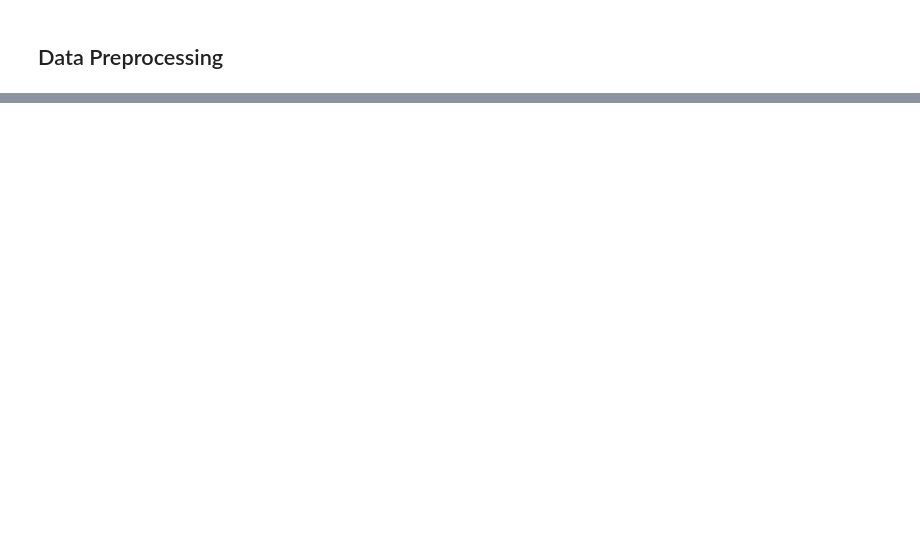
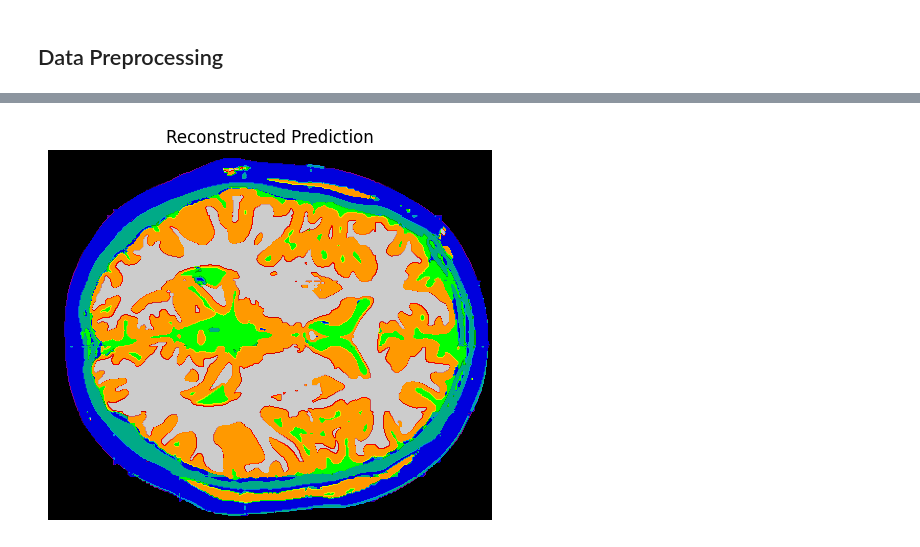
Before and after one commit to chiarapaglioni/MRI-image-segmentation, a Jupyter notebook: image-segmentation-3d.ipynb, the cells around one changed output, grey strips where cells are left out. Drawn from its saved outputs; the diff is of its cells as text; code cells hidden in the pictures; blank space fills up the shorter version.

```diff
--- a/image-segmentation-3d.ipynb
+++ b/image-segmentation-3d.ipynb
@@ -282,9 +206,9 @@ model.compile(optimizer='adam', loss='categorical_crossentropy', metrics=['accur
 # %%
 # Train Model
 model.fit(
-    X_train, Y_train,
-    validation_data=(X_val, Y_val),
-    epochs=NUM_EPOCHS,
-    batch_size=BATCH_SIZE
+    train_images, train_labels,
+    validation_data=(test_images, test_labels),
+    batch_size=2,
+    epochs=30
 )
 # %% [output]
@@ -360,0 +264,5 @@ plt.imshow(predictions_reconstruct[:, :, 0], cmap='viridis')
+# %%
+predictions = model.predict(patches)
+pred_mask = np.argmax(predictions, axis=-1) # Shape: (N_patches, D, H, W)
+
+print(pred_mask.shape)
@@ -360,0 +272,21 @@ plt.imshow(predictions_reconstruct[:, :, 0], cmap='viridis')
+# %%
+reconstructed_padded = reconstruct_volume(
+    patches=pred_mask,
+    original_shape=T1_padded.shape[:3],
+    patch_size=(8, 128, 128),
+    stride=(2, 64, 64)
+)
+
+# Crop back to original shape
+reconstructed = reconstructed_padded[:T1.shape[0], :T1.shape[1], :T1.shape[2]]
+# %%
+def plot_all_slices(volume, title='Slice', cmap='gray'):
+    plt.imshow(volume[0], cmap=cmap)
+    plt.title(f"{title}")
+    plt.axis('off')
+
+    plt.show()
+# %%
+plot_all_slices(reconstructed.astype(int), title="Reconstructed Prediction", cmap="nipy_spectral")
+# %% [output]
+[figure, added]
```
Also changed, not shown: parts of 24 cells of this notebook.
